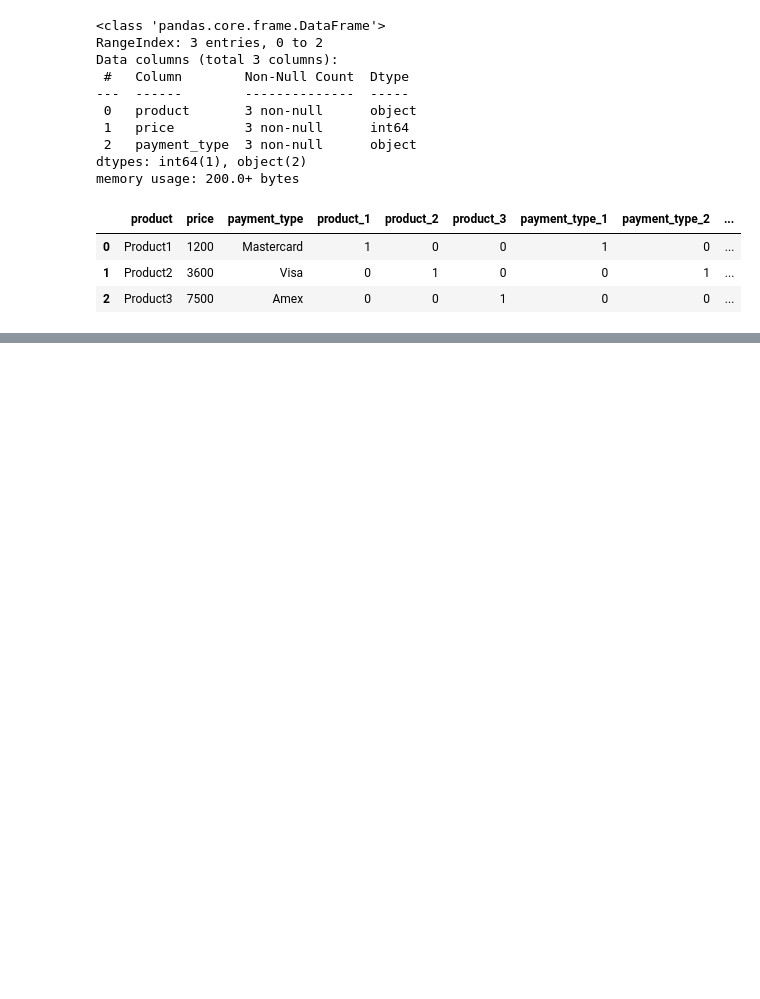
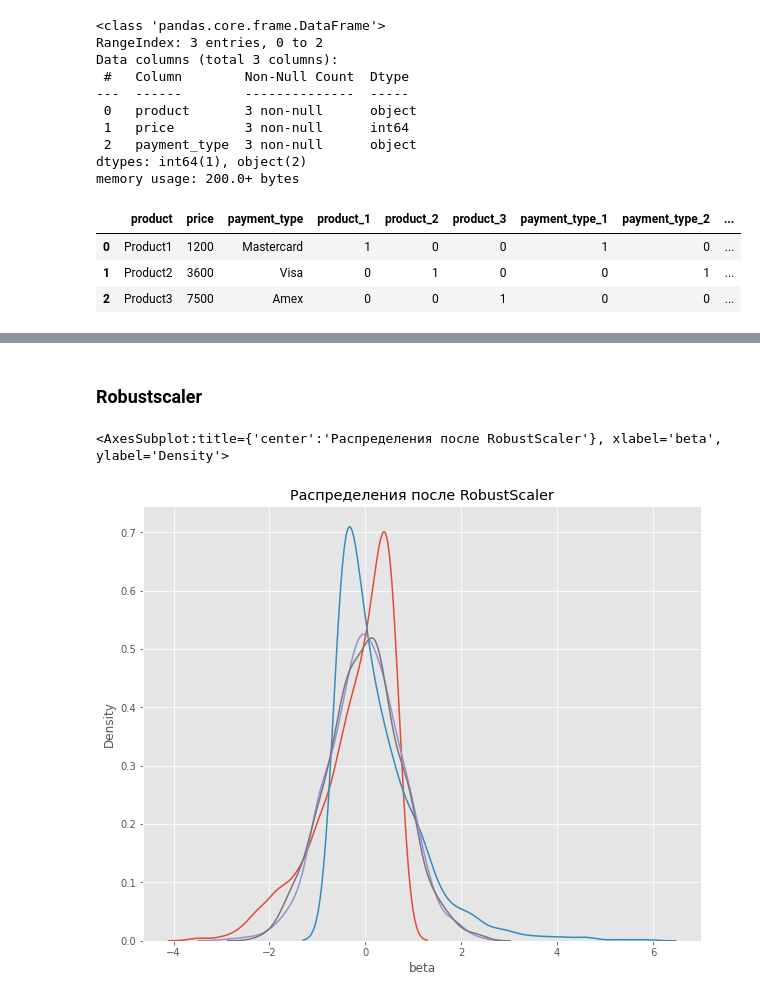
Before and after one commit to AleksejRum/sf_data_science, a Jupyter notebook: Modules/EDA/EDA3_Feature_engineering/Feature_engineering.ipynb, the cells around one changed output, grey strips where cells are left out. Drawn from its saved outputs; the diff is of its cells as text; code cells hidden in the pictures; blank space fills up the shorter version.

```diff
--- a/Modules/EDA/EDA3_Feature_engineering/Feature_engineering.ipynb
+++ b/Modules/EDA/EDA3_Feature_engineering/Feature_engineering.ipynb
@@ -696,0 +812,22 @@ df
+# %% [markdown]
+### Robustscaler
+# %%
+# инициализируем нормализатор RobustScaler
+r_scaler = preprocessing.RobustScaler()
+
+# копируем исходный датасет
+df_r = r_scaler.fit_transform(df)
+
+# преобразуем промежуточный датасет в полноценный датафрейм для визуализации
+df_r = pd.DataFrame(df_r, columns=col_names)
+
+fig, (ax1) = plt.subplots(ncols=1, figsize=(10, 8))
+ax1.set_title('Распределения после RobustScaler')
+
+sns.kdeplot(df_r['beta'], ax=ax1)
+sns.kdeplot(df_r['exponential'], ax=ax1)
+sns.kdeplot(df_r['normal_p'], ax=ax1)
+sns.kdeplot(df_r['normal_l'], ax=ax1)
+# %% [output]
+<AxesSubplot:title={'center':'Распределения после RobustScaler'}, xlabel='beta', ylabel='Density'>
+[figure, added]
```
Also changed, not shown: parts of 13 cells of this notebook, 2 other files.
